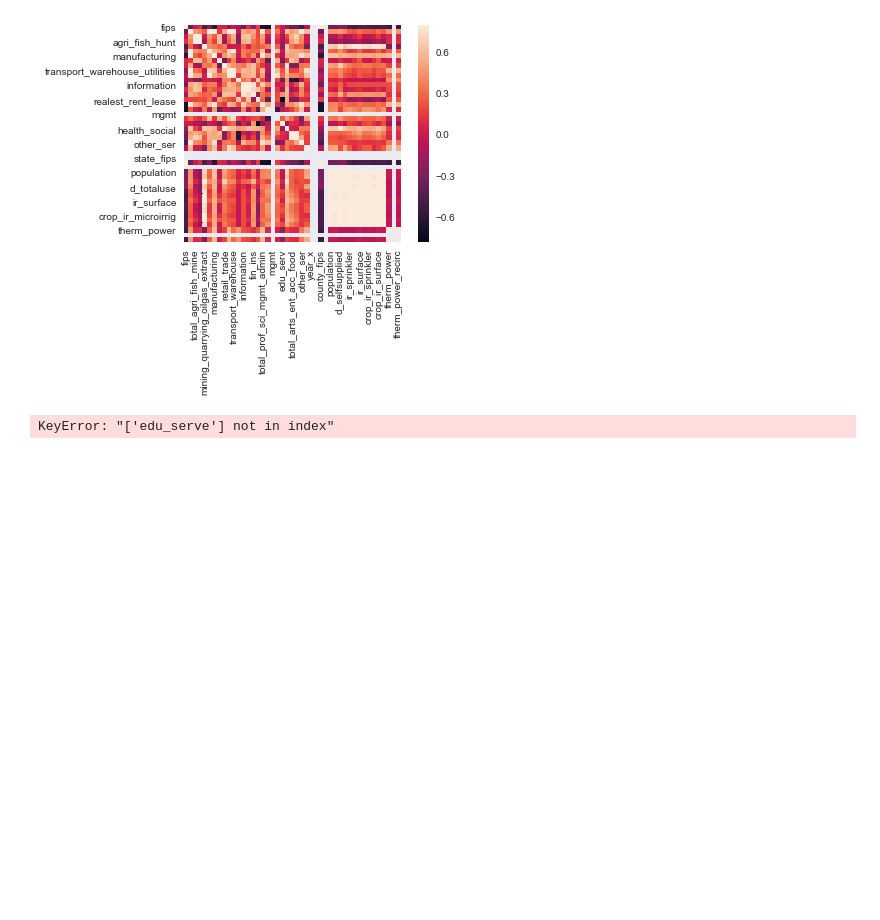
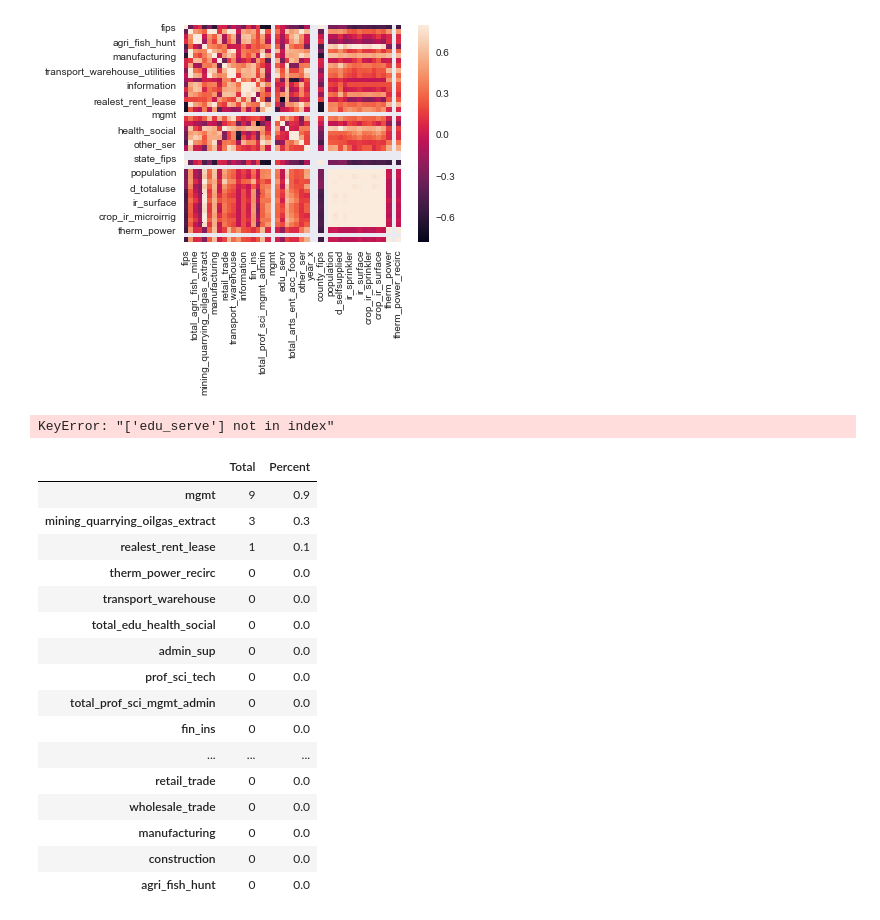
Before and after one commit to nprasad2021/water_quality, a Jupyter notebook: extensive_eda.ipynb, the cells around one changed output. Cells and saved outputs as stored; diff of their text form; code cells hidden in the pictures; blank space fills up the shorter version.

```diff
--- a/extensive_eda.ipynb
+++ b/extensive_eda.ipynb
@@ -83,3 +83,26 @@ sns.pairplot(df_select[cols], size = 2.5)
 plt.show();
 # %% [output]
 KeyError: "['edu_serve'] not in index"
+# %%
+total = df_select.isnull().sum().sort_values(ascending=False)
+percent = (df_select.isnull().sum()/df_select.isnull().count()).sort_values(ascending=False)
+missing_data = pd.concat([total, percent], axis=1, keys=['Total', 'Percent'])
+missing_data.head(20)
+# %% [output]
+|  | Total | Percent |
+| mgmt | 9 | 0.9 |
+| mining_quarrying_oilgas_extract | 3 | 0.3 |
+| realest_rent_lease | 1 | 0.1 |
+| therm_power_recirc | 0 | 0.0 |
+| transport_warehouse | 0 | 0.0 |
+| total_edu_health_social | 0 | 0.0 |
+| admin_sup | 0 | 0.0 |
+| prof_sci_tech | 0 | 0.0 |
+| total_prof_sci_mgmt_admin | 0 | 0.0 |
+| fin_ins | 0 | 0.0 |
+| ... | ... | ... |
+| retail_trade | 0 | 0.0 |
+| wholesale_trade | 0 | 0.0 |
+| manufacturing | 0 | 0.0 |
+| construction | 0 | 0.0 |
+| agri_fish_hunt | 0 | 0.0 |
```
